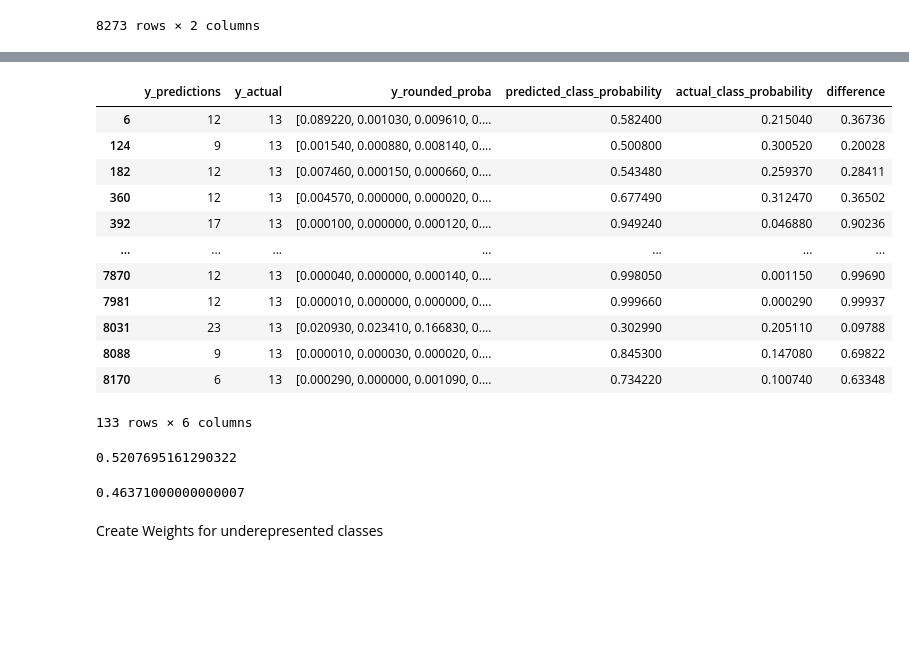
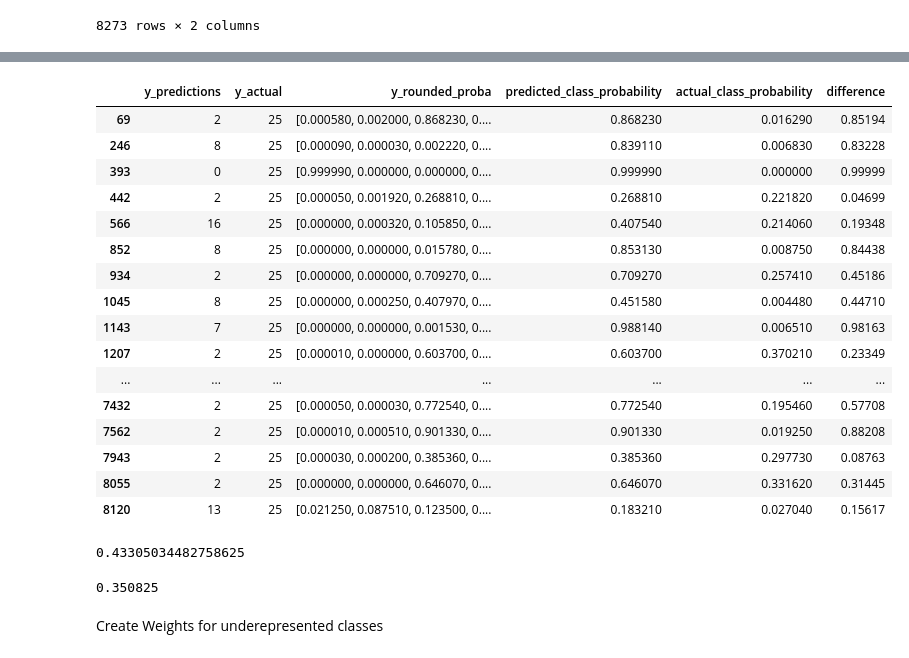
Before and after one commit to ChrisJtron/Marine_CNN, a Jupyter notebook: CNN_Species_with_weights.ipynb, the cells around one changed output, grey strips where cells are left out. Cells and saved outputs as stored; diff of their text form; code cells hidden in the pictures; blank space fills up the shorter version.

```diff
--- a/CNN_Species_with_weights.ipynb
+++ b/CNN_Species_with_weights.ipynb
@@ -196,38 +202,46 @@ Name: y_actual, dtype: int64
 # %%
-table13=incorrect_df.loc[incorrect_df['y_actual']==13]
+table25=incorrect_df.loc[incorrect_df['y_actual']==25]
-# %%
-table13
-# %% [output]
-|  | y_predictions | y_actual | y_rounded_proba | predicted_class_probability | actual_class_probability | difference |
-| 6 | 12 | 13 | [0.089220, 0.001030, 0.009610, 0.... | 0.582400 | 0.215040 | 0.36736 |
-| 124 | 9 | 13 | [0.001540, 0.000880, 0.008140, 0.... | 0.500800 | 0.300520 | 0.20028 |
-| 182 | 12 | 13 | [0.007460, 0.000150, 0.000660, 0.... | 0.543480 | 0.259370 | 0.28411 |
-| 360 | 12 | 13 | [0.004570, 0.000000, 0.000020, 0.... | 0.677490 | 0.312470 | 0.36502 |
-| 392 | 17 | 13 | [0.000100, 0.000000, 0.000120, 0.... | 0.949240 | 0.046880 | 0.90236 |
-| ... | ... | ... | ... | ... | ... | ... |
-| 7870 | 12 | 13 | [0.000040, 0.000000, 0.000140, 0.... | 0.998050 | 0.001150 | 0.99690 |
-| 7981 | 12 | 13 | [0.000010, 0.000000, 0.000000, 0.... | 0.999660 | 0.000290 | 0.99937 |
-| 8031 | 23 | 13 | [0.020930, 0.023410, 0.166830, 0.... | 0.302990 | 0.205110 | 0.09788 |
-| 8088 | 9 | 13 | [0.000010, 0.000030, 0.000020, 0.... | 0.845300 | 0.147080 | 0.69822 |
-| 8170 | 6 | 13 | [0.000290, 0.000000, 0.001090, 0.... | 0.734220 | 0.100740 | 0.63348 |
-133 rows × 6 columns
+# %%
+table25
+# %% [output]
+|  | y_predictions | y_actual | y_rounded_proba | predicted_class_probability | actual_class_probability | difference |
+| 69 | 2 | 25 | [0.000580, 0.002000, 0.868230, 0.... | 0.868230 | 0.016290 | 0.85194 |
+| 246 | 8 | 25 | [0.000090, 0.000030, 0.002220, 0.... | 0.839110 | 0.006830 | 0.83228 |
+| 393 | 0 | 25 | [0.999990, 0.000000, 0.000000, 0.... | 0.999990 | 0.000000 | 0.99999 |
+| 442 | 2 | 25 | [0.000050, 0.001920, 0.268810, 0.... | 0.268810 | 0.221820 | 0.04699 |
+| 566 | 16 | 25 | [0.000000, 0.000320, 0.105850, 0.... | 0.407540 | 0.214060 | 0.19348 |
+| 852 | 8 | 25 | [0.000000, 0.000000, 0.015780, 0.... | 0.853130 | 0.008750 | 0.84438 |
+| 934 | 2 | 25 | [0.000000, 0.000000, 0.709270, 0.... | 0.709270 | 0.257410 | 0.45186 |
+| 1045 | 8 | 25 | [0.000000, 0.000250, 0.407970, 0.... | 0.451580 | 0.004480 | 0.44710 |
+| 1143 | 7 | 25 | [0.000000, 0.000000, 0.001530, 0.... | 0.988140 | 0.006510 | 0.98163 |
+| 1207 | 2 | 25 | [0.000010, 0.000000, 0.603700, 0.... | 0.603700 | 0.370210 | 0.23349 |
+| ... | ... | ... | ... | ... | ... | ... |
+| 7432 | 2 | 25 | [0.000050, 0.000030, 0.772540, 0.... | 0.772540 | 0.195460 | 0.57708 |
+| 7562 | 2 | 25 | [0.000010, 0.000510, 0.901330, 0.... | 0.901330 | 0.019250 | 0.88208 |
+| 7943 | 2 | 25 | [0.000030, 0.000200, 0.385360, 0.... | 0.385360 | 0.297730 | 0.08763 |
+| 8055 | 2 | 25 | [0.000000, 0.000000, 0.646070, 0.... | 0.646070 | 0.331620 | 0.31445 |
+| 8120 | 13 | 25 | [0.021250, 0.087510, 0.123500, 0.... | 0.183210 | 0.027040 | 0.15617 |
 # %%
 ## find average difference
-avg=(table13['difference'].sum())/len(table13['difference'])
+avg=(table25['difference'].sum())/len(table25['difference'])
 avg
 
-## 13: 0.52
+##  8: 0.42
+## 16: 0.49
+## 25: 0.43
 # %% [output]
-0.5207695161290322
+0.43305034482758625
 # %%
 ## find median difference
 import statistics
-med=statistics.median(table13['difference'])
+med=statistics.median(table25['difference'])
 med
 
-## 13: 0.46
+##  8: 0.40
+## 16: 0.47
+## 25: 0.35
 # %% [output]
-0.46371000000000007
+0.350825
 # %% [markdown]
 Create Weights for underepresented classes
 # %%
```
Also changed, not shown: parts of 12 cells of this notebook.
